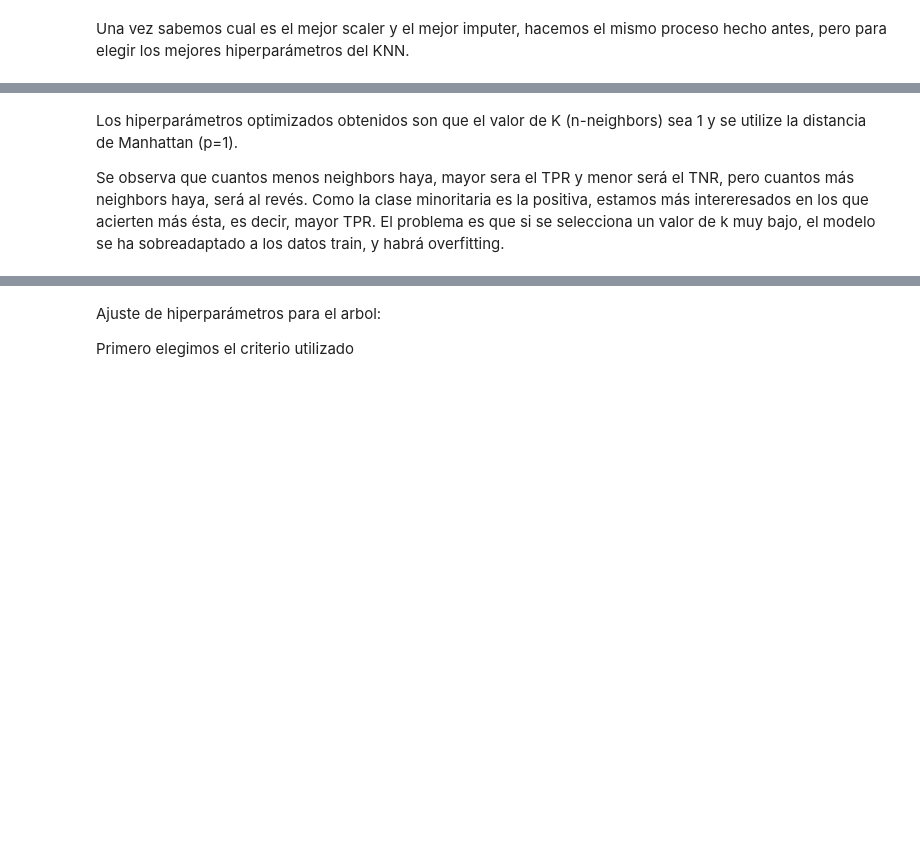
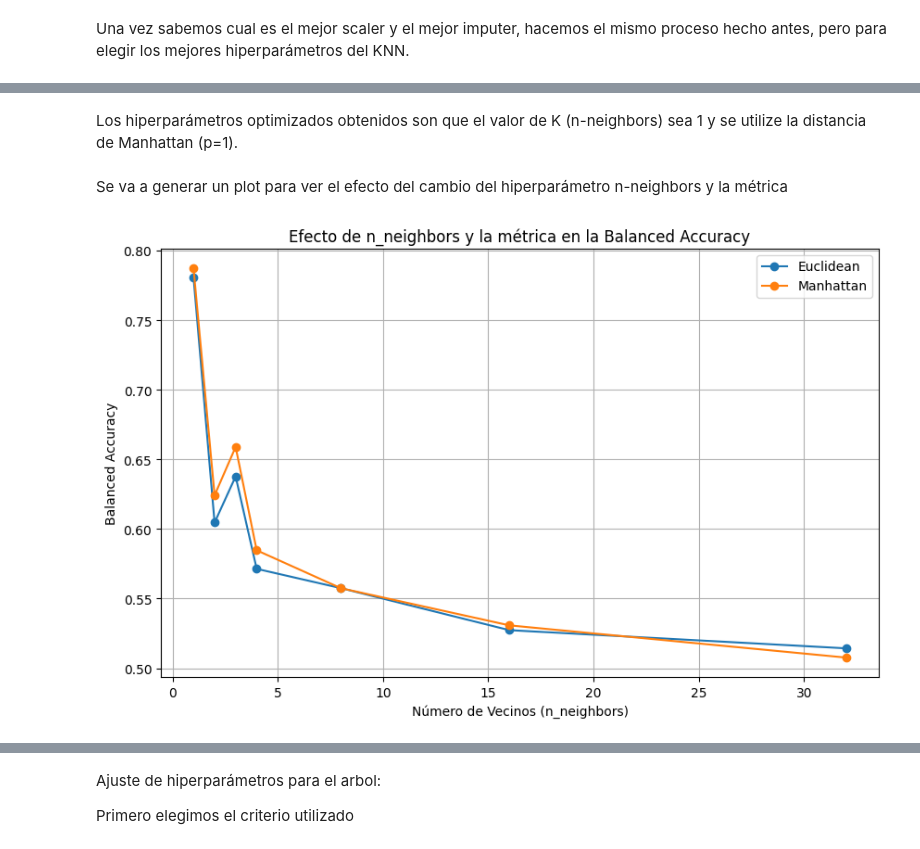
Before and after one commit to 100495991/Modelo-ML-prediccion-abandonos-en-empresa, a Jupyter notebook: main.ipynb, the cells around one changed output, grey strips where cells are left out. Saved outputs shown, nothing was run; the diff lists cells and outputs as text; code cells hidden in the pictures; blank space fills up the shorter version.

Commit message:
Añadido plots y he dejao un poco mejor el punto 4

```diff
--- a/main.ipynb
+++ b/main.ipynb
@@ -355,6 +309,31 @@ knn con HPO = 0.7874298546485573
-# %% [markdown]
-Los hiperparámetros optimizados obtenidos son que el valor de K (n-neighbors) sea 1 y se utilize la distancia de Manhattan (p=1).
-
-Se observa que cuantos menos neighbors haya, mayor sera el TPR y menor será el TNR, pero cuantos más neighbors haya, será al revés.
-Como la clase minoritaria es la positiva, estamos más intereresados en los que acierten más ésta, es decir, mayor TPR.
-El problema es que si se selecciona un valor de k muy bajo, el modelo se ha sobreadaptado a los datos train, y habrá overfitting.
+# %% [markdown]
+Los hiperparámetros optimizados obtenidos son que el valor de K (n-neighbors) sea 1 y se utilize la distancia de Manhattan (p=1).
+# %% [markdown]
+Se va a generar un plot para ver el efecto del cambio del hiperparámetro n-neighbors y la métrica
+# %%
+import matplotlib.pyplot as plt
+import seaborn as sns
+
+resultados = grid.cv_results_
+
+neighbors = resultados['param_classifier__n_neighbors'].data
+metrics = resultados['param_classifier__metric'].data
+scores = resultados['mean_test_score']
+
+# Filtrar los resultados por métrica
+euclidean_scores = [score for n, m, score in zip(neighbors, metrics, scores) if m == 'euclidean']
+manhattan_scores = [score for n, m, score in zip(neighbors, metrics, scores) if m == 'manhattan']
+neighbors_values = np.unique(neighbors)
+
+# Crear los gráficos de líneas
+plt.figure(figsize=(10, 6))
+plt.plot(neighbors_values, euclidean_scores, label='Euclidean', marker='o')
+plt.plot(neighbors_values, manhattan_scores, label='Manhattan', marker='o')
+plt.xlabel('Número de Vecinos (n_neighbors)')
+plt.ylabel('Balanced Accuracy')
+plt.title('Efecto de n_neighbors y la métrica en la Balanced Accuracy')
+plt.legend()
+plt.grid(True)
+plt.show()
+# %% [output]
+[figure, added]
```
Also changed, not shown: parts of 22 cells of this notebook.
